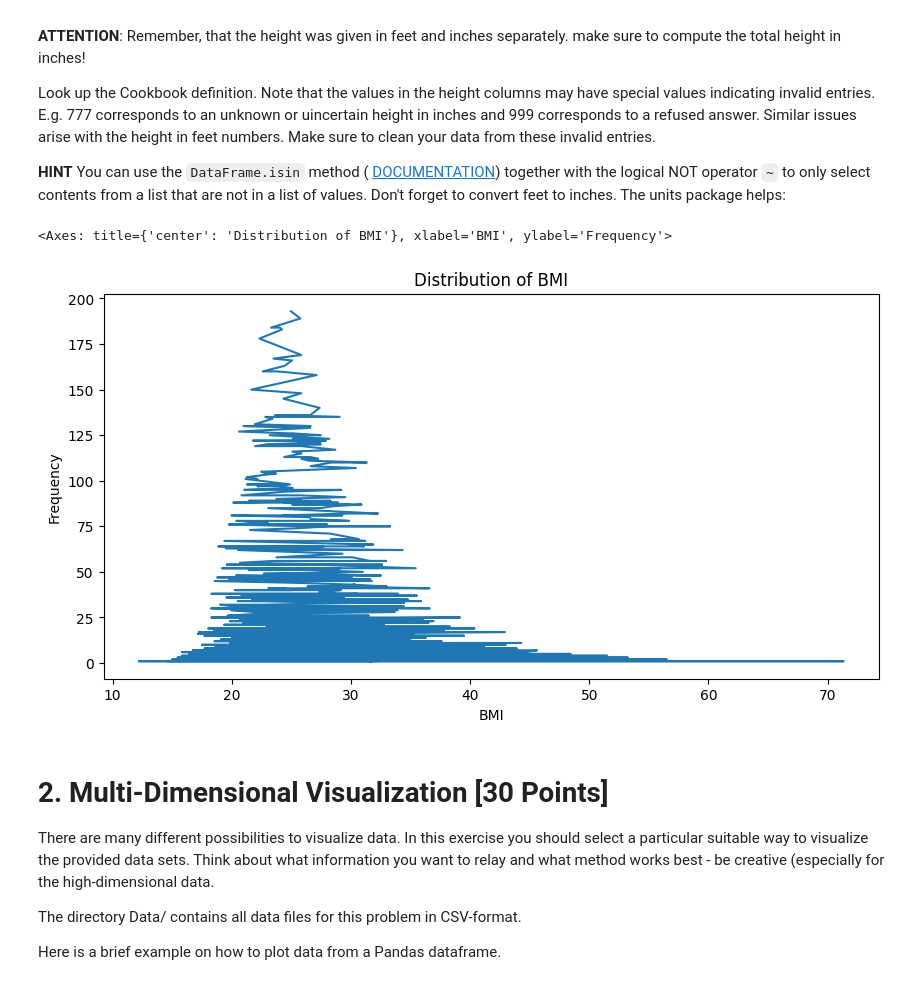
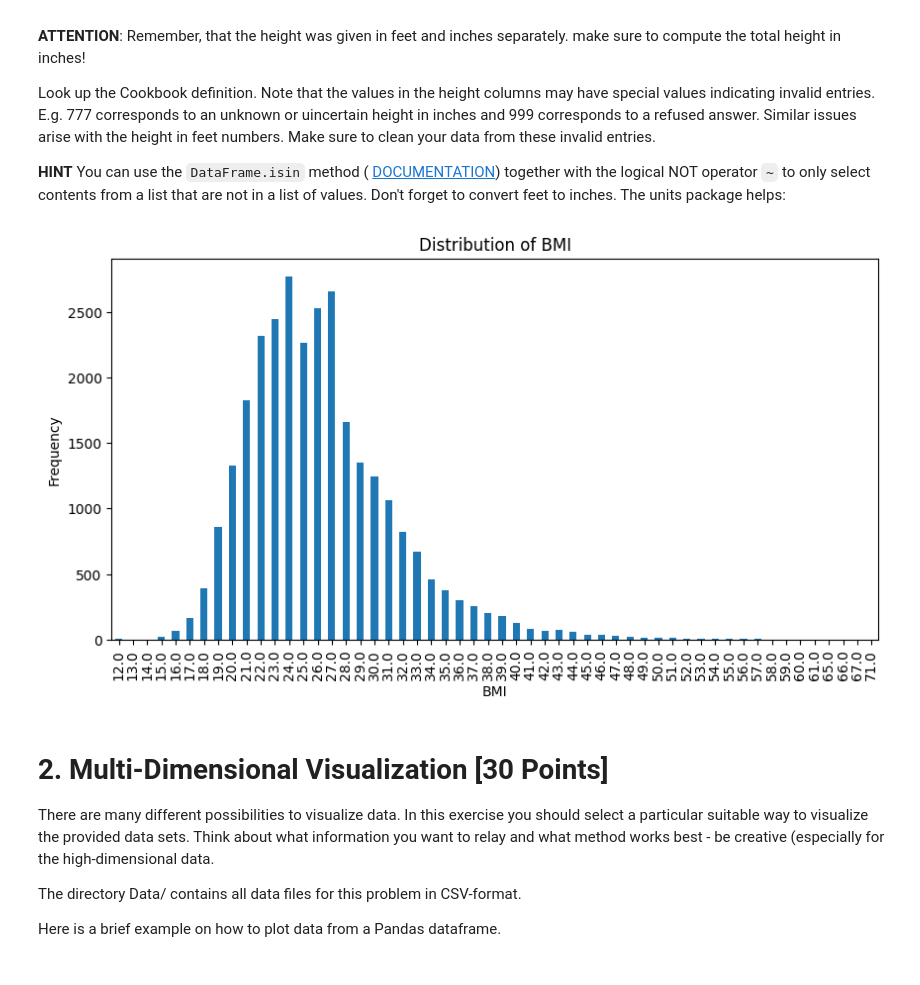
Before and after one commit to DAAP-Summer-2024/intro-to-data-structure-and-data-visualization-lmv2002, a Jupyter notebook: assignment_1.ipynb, the cells around one changed output. Drawn from its saved outputs; the diff is of its cells as text; code cells hidden in the pictures.

```diff
--- a/assignment_1.ipynb
+++ b/assignment_1.ipynb
@@ -272,22 +272,23 @@ Look up the Cookbook definition. Note that the values in the height columns may
 # %%
 #(1 * u.imperial.foot).to(u.imperial.inch).value
 
 #First I remove the undesired values from the height in the feet and inches columns ("HTF" and "HTI").
 cdbrfss_sample["height_cleaned_feet"] = cdbrfss_sample["HTF"].replace([7, 9], pd.NA)
 cdbrfss_sample["height_cleaned_inches"] = cdbrfss_sample["HTI"].replace([77, 99], pd.NA)
 #Afterwards I change the value of feet to inches, add it to the inches column and save it in the inches column.
 cdbrfss_sample["height_cleaned_inches"] = cdbrfss_sample["height_cleaned_inches"] + (cdbrfss_sample["height_cleaned_feet"] * 12)
 #Now I also clean the weight column like before
 cdbrfss_sample["weight_cleaned"] = cdbrfss_sample["WEIGHT"].replace([777, 999], pd.NA)
 #Lastly I create a column for the BMI with the given formula and cleaned columns
-cdbrfss_sample["BMI"] = (cdbrfss_sample["weight_cleaned"] / (cdbrfss_sample["height_cleaned_inches"] ** 2)) * 703
-#Now I plot the BMI using the similar methods like before.
-cdbrfss_sample.value_counts("BMI").plot(
-    kind='line', figsize=(10, 5), title="Distribution of BMI", xlabel="BMI", ylabel="Frequency"
+#I get rid of the NA using dropna(), and convert values to float and round them.
+cdbrfss_sample["BMI"] = ((cdbrfss_sample["weight_cleaned"] / (cdbrfss_sample["height_cleaned_inches"] ** 2)) * 703).dropna().astype(float).round()
+#Now I plot the BMI using the similar methods like before, sorting from east to greatest.
+BMI_plot = cdbrfss_sample.value_counts("BMI").sort_index().plot(
+    kind='bar', figsize=(10, 5), title="Distribution of BMI", xlabel="BMI", ylabel="Frequency"
 )
+#plt.xticks(ticks =range(0, 50, 5), rotation=45)
 # %% [output]
-<Axes: title={'center': 'Distribution of BMI'}, xlabel='BMI', ylabel='Frequency'>
-[figure, old version]
+[figure, new version]
 # %% [markdown]
 # 2. Multi-Dimensional Visualization [30 Points]
 
```
Also changed, not shown: parts of 2 cells of this notebook.
